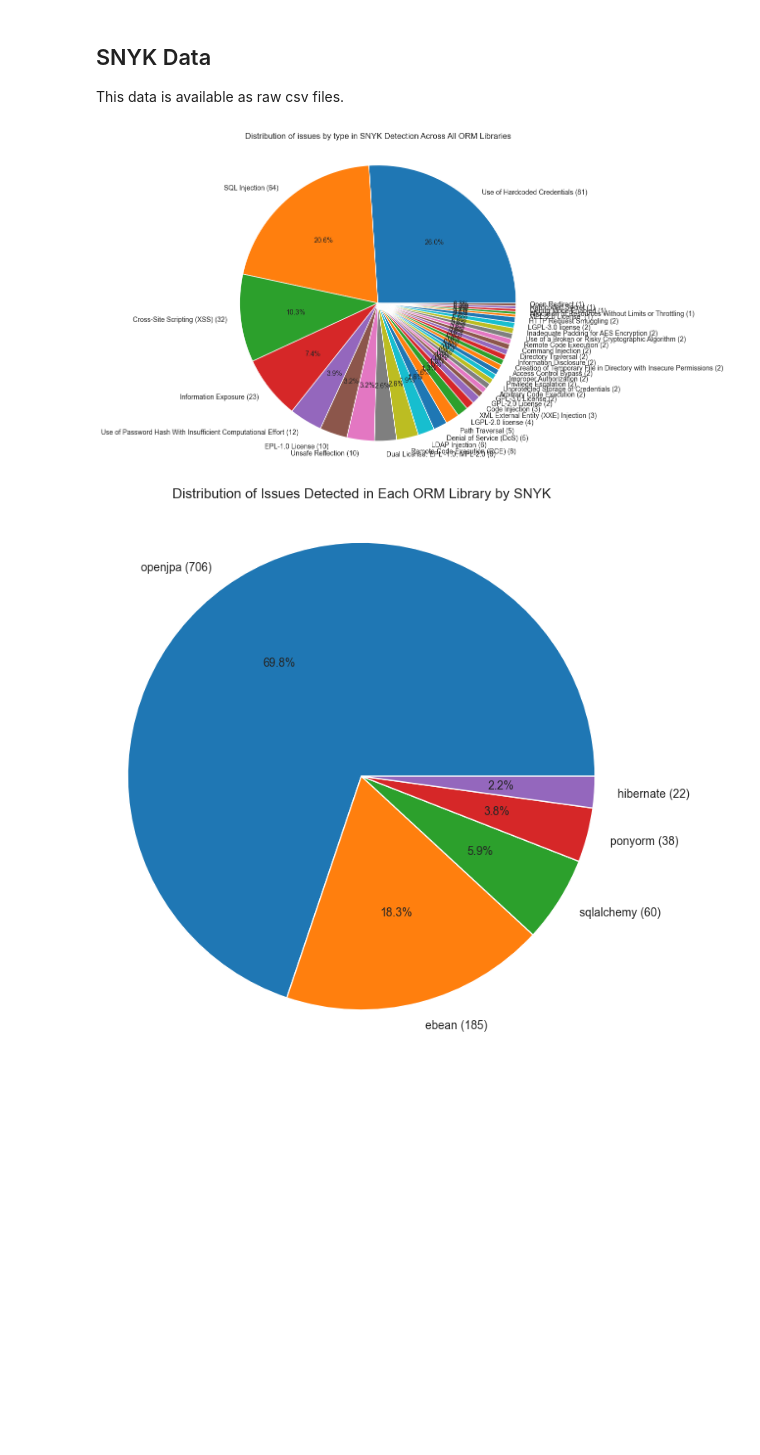
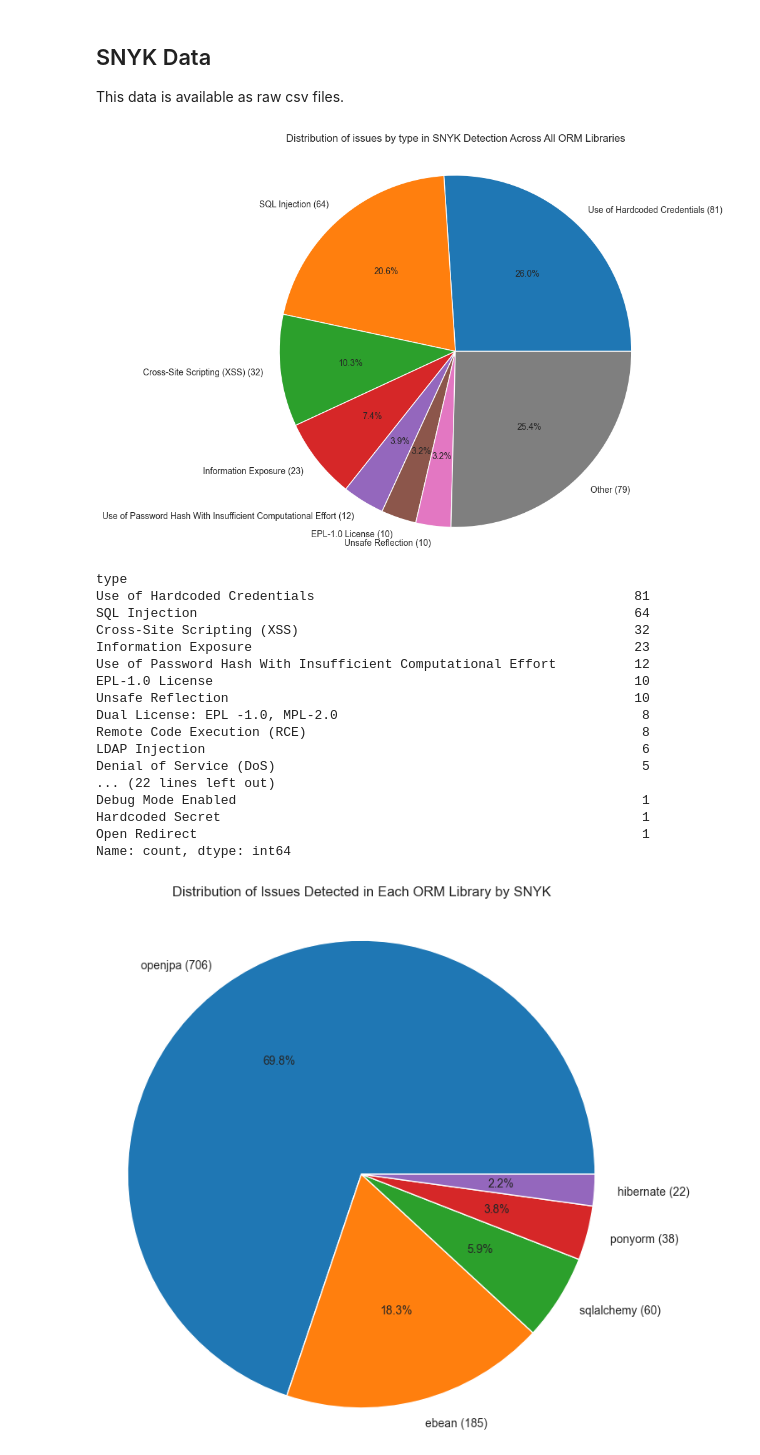
Before and after one commit to Hashir-Jamil/static-analysis-tools-comparison, a Jupyter notebook: static_analysis_data.ipynb, the cells around one changed output. Cells and saved outputs as stored; diff of their text form; code cells hidden in the pictures; blank space fills up the shorter version.

Commit message:
created other category for snyk pie chart

```diff
--- a/static_analysis_data.ipynb
+++ b/static_analysis_data.ipynb
@@ -331,35 +331,57 @@ csv_paths = [
     "snyk_data/snyk_openjpa.csv",
     "snyk_data/snyk_ponyorm.csv",
     "snyk_data/snyk_sqlalchemy.csv"
 ]
 
 ebean_df = pd.read_csv(csv_paths[0])
 ebean_df['package'] = 'ebean'
 hibernate_df = pd.read_csv(csv_paths[1])
 hibernate_df['package'] = 'hibernate'
 openjpa_df = pd.read_csv(csv_paths[2])
 openjpa_df['package'] = 'openjpa'
 ponyorm_df = pd.read_csv(csv_paths[3])
 ponyorm_df['package'] = 'ponyorm'
 sqlalchemy_df = pd.read_csv(csv_paths[4])
 sqlalchemy_df['package'] = 'sqlalchemy'
 
 snyk_df = pd.concat([ebean_df, hibernate_df, openjpa_df, openjpa_df, ponyorm_df, sqlalchemy_df], ignore_index=True)
 snyk_df = snyk_df[['package','file_path','line_number','type','severity','description']]
 snyk_df['file_path'] = snyk_df['file_path'].apply(lambda x: x.split('/',1)[1] if '/' in x else x)
 snyk_df['file_path'] = snyk_df['file_path'].apply(lambda x: x.replace('?',''))
 snyk_df.to_csv('snyk_data/snyk_results.csv', index=False)
 
 snyk_type_proportion = snyk_df['type'].value_counts()
+filtered_snyk = snyk_type_proportion[snyk_type_proportion >= 10]
+total_others = snyk_type_proportion[snyk_type_proportion < 10].sum()
+filtered_snyk = filtered_snyk._append(pd.Series(total_others,index=['Other']))
 
 plt.figure(figsize=(8,8))
-plt.pie(snyk_type_proportion, labels=[f"{index} ({snyk_type_proportion[index]})" for index in snyk_type_proportion.index],autopct='%1.1f%%')
+plt.pie(filtered_snyk, labels=[f"{index} ({filtered_snyk[index]})" for index in filtered_snyk.index],autopct='%1.1f%%')
 plt.title('Distribution of issues by type in SNYK Detection Across All ORM Libraries', pad=20)
 plt.axis('equal')
 plt.savefig("plots/snyk_issue_type_distribution.pdf", format="pdf", bbox_inches="tight")
 plt.show()
+
+snyk_type_proportion
 # %% [output]
-[figure, old version]
+[figure, new version]
+type
+Use of Hardcoded Credentials                                         81
+SQL Injection                                                        64
+Cross-Site Scripting (XSS)                                           32
+Information Exposure                                                 23
+Use of Password Hash With Insufficient Computational Effort          12
+EPL-1.0 License                                                      10
+Unsafe Reflection                                                    10
+Dual License: EPL -1.0, MPL-2.0                                       8
+Remote Code Execution (RCE)                                           8
+LDAP Injection                                                        6
+Denial of Service (DoS)                                               5
+... (22 lines left out)
+Debug Mode Enabled                                                    1
+Hardcoded Secret                                                      1
+Open Redirect                                                         1
+Name: count, dtype: int64
 # %%
 snyk_package_proportion = snyk_df['package'].value_counts()
 
```
Also changed, not shown: 1 other file.
